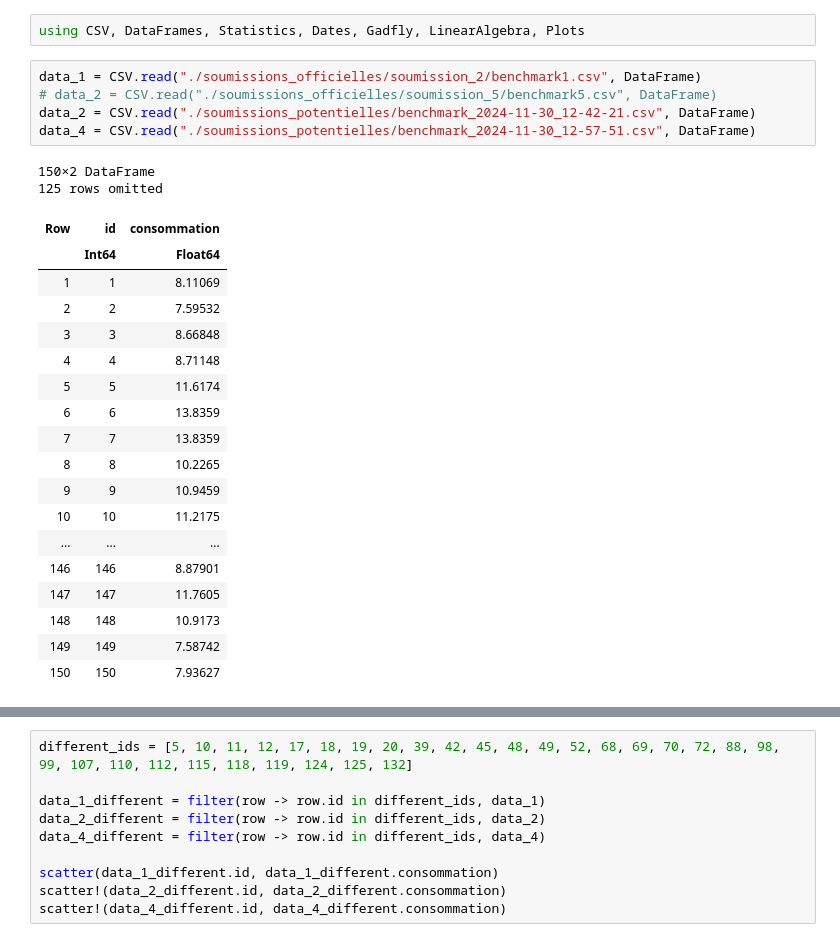
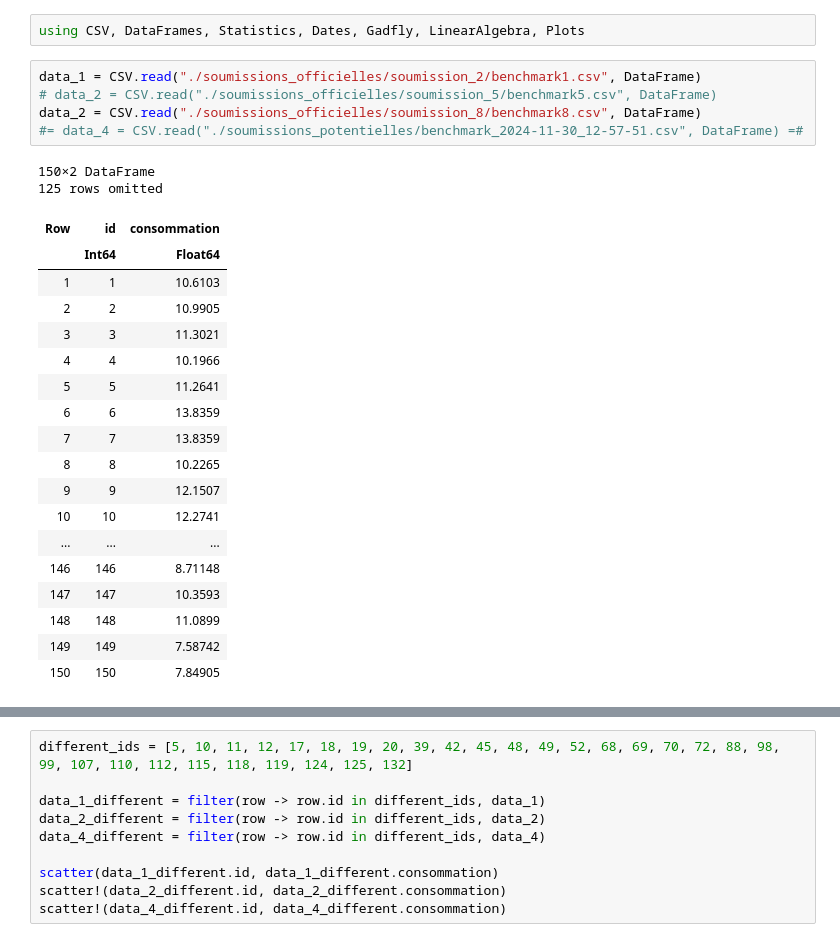
Before and after one commit to Antoine-Lafrance/concours-mth3302, a Jupyter notebook: eval.ipynb, the cells around one changed output, grey strips where cells are left out. Drawn from its saved outputs; the diff is of its cells as text.

```diff
--- a/eval.ipynb
+++ b/eval.ipynb
@@ -9,26 +10,26 @@ using CSV, DataFrames, Statistics, Dates, Gadfly, LinearAlgebra, Plots
 # %%
 data_1 = CSV.read("./soumissions_officielles/soumission_2/benchmark1.csv", DataFrame)
 # data_2 = CSV.read("./soumissions_officielles/soumission_5/benchmark5.csv", DataFrame)
-data_2 = CSV.read("./soumissions_potentielles/benchmark_2024-11-30_12-42-21.csv", DataFrame)
-data_4 = CSV.read("./soumissions_potentielles/benchmark_2024-11-30_12-57-51.csv", DataFrame)
+data_2 = CSV.read("./soumissions_officielles/soumission_8/benchmark8.csv", DataFrame)
+#= data_4 = CSV.read("./soumissions_potentielles/benchmark_2024-11-30_12-57-51.csv", DataFrame) =#
 # %% [output]
 150×2 DataFrame
 125 rows omitted
 | Row | id | consommation |
 |  | Int64 | Float64 |
-| 1 | 1 | 8.11069 |
-| 2 | 2 | 7.59532 |
-| 3 | 3 | 8.66848 |
-| 4 | 4 | 8.71148 |
-| 5 | 5 | 11.6174 |
+| 1 | 1 | 10.6103 |
+| 2 | 2 | 10.9905 |
+| 3 | 3 | 11.3021 |
+| 4 | 4 | 10.1966 |
+| 5 | 5 | 11.2641 |
 | 6 | 6 | 13.8359 |
 | 7 | 7 | 13.8359 |
 | 8 | 8 | 10.2265 |
-| 9 | 9 | 10.9459 |
-| 10 | 10 | 11.2175 |
+| 9 | 9 | 12.1507 |
+| 10 | 10 | 12.2741 |
 | ... | ... | ... |
-| 146 | 146 | 8.87901 |
-| 147 | 147 | 11.7605 |
-| 148 | 148 | 10.9173 |
+| 146 | 146 | 8.71148 |
+| 147 | 147 | 10.3593 |
+| 148 | 148 | 11.0899 |
 | 149 | 149 | 7.58742 |
-| 150 | 150 | 7.93627 |
+| 150 | 150 | 7.84905 |
```
Also changed, not shown: parts of 3 cells of this notebook, 1 other file.
